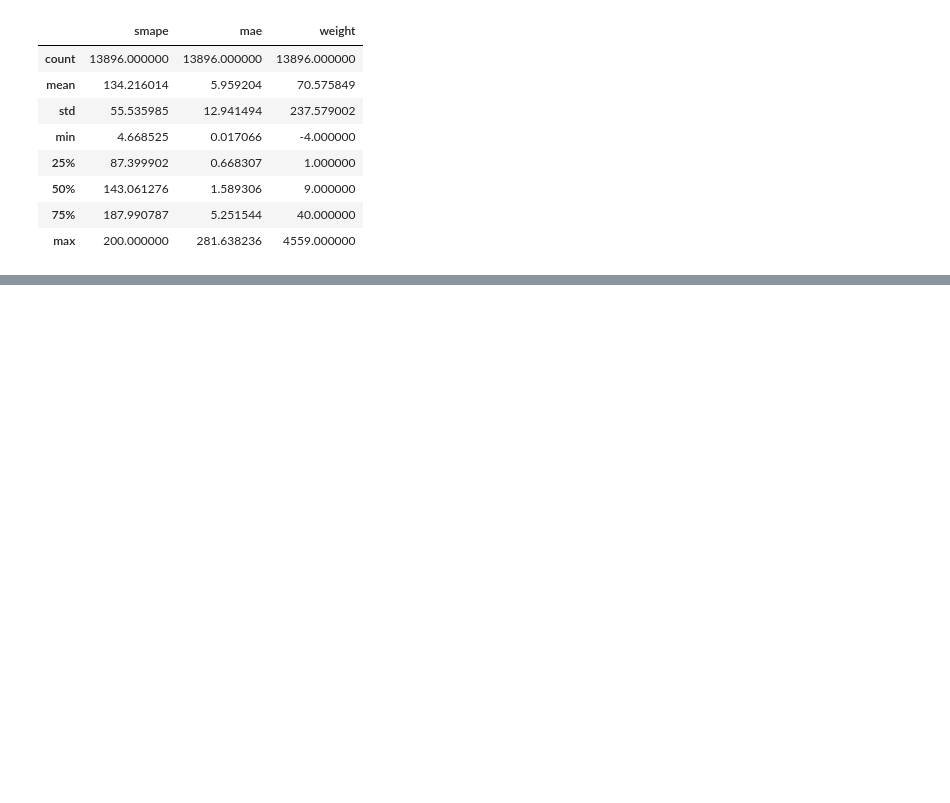
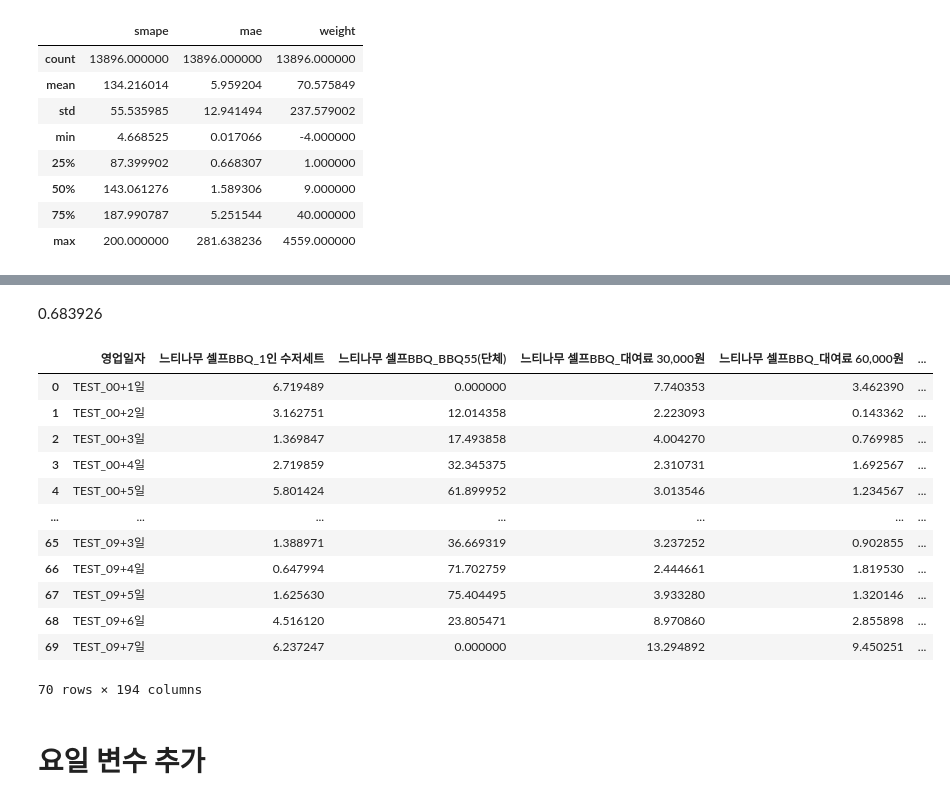
Before and after one commit to b00kkk/LGAimers07_hackerton, a Jupyter notebook: LGAimers.ipynb, the cells around one changed output, grey strips where cells are left out. Cells and saved outputs as stored; diff of their text form; code cells hidden in the pictures; blank space fills up the shorter version.

```diff
--- a/LGAimers.ipynb
+++ b/LGAimers.ipynb
@@ -736,0 +763,10 @@ bt_results.describe()
+# %%
+class MultiOutputLSTM(nn.Module):
+    def __init__(self, input_dim=1, hidden_dim=64, num_layers=2, output_dim=7):
+        super(MultiOutputLSTM, self).__init__()
+        self.lstm = nn.LSTM(input_dim, hidden_dim, num_layers, batch_first=True)
+        self.fc = nn.Linear(hidden_dim, output_dim)
+
+    def forward(self, x):
+        out, _ = self.lstm(x)
+        return self.fc(out[:, -1, :])  # (B, output_dim)
@@ -736,0 +819,4 @@ bt_results.describe()
+# %%
+from tqdm import tqdm
+# 학습
+trained_models = train_lstm(train)
@@ -736,0 +886,28 @@ bt_results.describe()
+# %%
+def convert_to_submission_format(pred_df: pd.DataFrame, sample_submission: pd.DataFrame):
+    # 튜플 형태의 '영업장명_메뉴명'을 문자열로 변환
+    pred_df['영업장명_메뉴명'] = pred_df['영업장명_메뉴명'].apply(lambda x: x[0] if isinstance(x, tuple) else x)
+
+    # (영업일자, 메뉴명) → 매출수량 매핑 딕셔너리 생성
+    pred_dict = dict(zip(
+        zip(pred_df['영업일자'], pred_df['영업장명_메뉴명']),
+        pred_df['매출수량']
+    ))
+
+    # sample_submission 복사 후 수치형 컬럼을 float32로 변환
+    final_df = sample_submission.copy()
+    for col in final_df.columns[1:]:
+        final_df[col] = final_df[col].astype(np.float32)
+
+    # 예측값 삽입
+    for row_idx in final_df.index:
+        date = final_df.loc[row_idx, '영업일자']
+        for col in final_df.columns[1:]:  # 각 메뉴
+            val = float(pred_dict.get((date, col), 0))
+            final_df.loc[row_idx, col] = val
+
+    return final_df
+# %%
+sample_submission = pd.read_csv('sample_submission.csv')
+submission = convert_to_submission_format(full_pred_df, sample_submission)
+submission.to_csv('process_minus_submission.csv', index=False, encoding='utf-8-sig')
@@ -736,0 +986,20 @@ bt_results.describe()
+# %% [markdown]
+0.683926
+# %%
+submission
+# %% [output]
+|  | 영업일자 | 느티나무 셀프BBQ_1인 수저세트 | 느티나무 셀프BBQ_BBQ55(단체) | 느티나무 셀프BBQ_대여료 30,000원 | 느티나무 셀프BBQ_대여료 60,000원 | ... |
+| 0 | TEST_00+1일 | 6.719489 | 0.000000 | 7.740353 | 3.462390 | ... |
+| 1 | TEST_00+2일 | 3.162751 | 12.014358 | 2.223093 | 0.143362 | ... |
+| 2 | TEST_00+3일 | 1.369847 | 17.493858 | 4.004270 | 0.769985 | ... |
+| 3 | TEST_00+4일 | 2.719859 | 32.345375 | 2.310731 | 1.692567 | ... |
+| 4 | TEST_00+5일 | 5.801424 | 61.899952 | 3.013546 | 1.234567 | ... |
+| ... | ... | ... | ... | ... | ... | ... |
+| 65 | TEST_09+3일 | 1.388971 | 36.669319 | 3.237252 | 0.902855 | ... |
+| 66 | TEST_09+4일 | 0.647994 | 71.702759 | 2.444661 | 1.819530 | ... |
+| 67 | TEST_09+5일 | 1.625630 | 75.404495 | 3.933280 | 1.320146 | ... |
+| 68 | TEST_09+6일 | 4.516120 | 23.805471 | 8.970860 | 2.855898 | ... |
+| 69 | TEST_09+7일 | 6.237247 | 0.000000 | 13.294892 | 9.450251 | ... |
+70 rows × 194 columns
+# %% [markdown]
+# 요일 변수 추가
```
Also changed, not shown: parts of 41 cells of this notebook.
